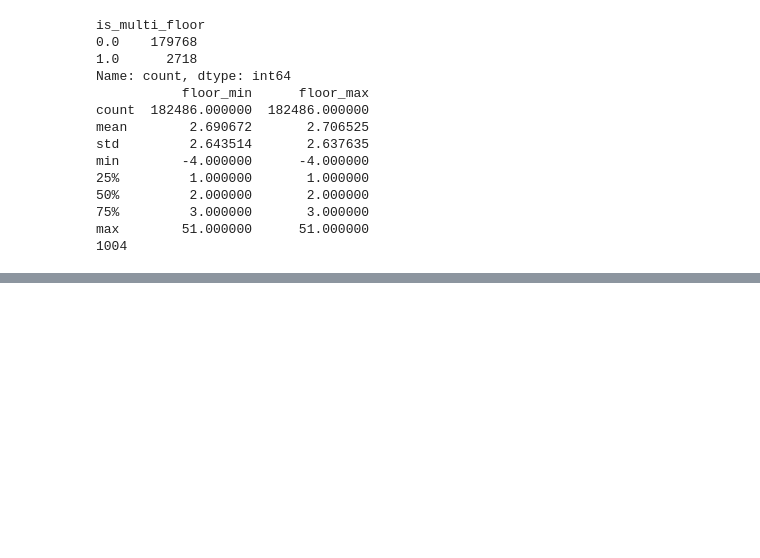
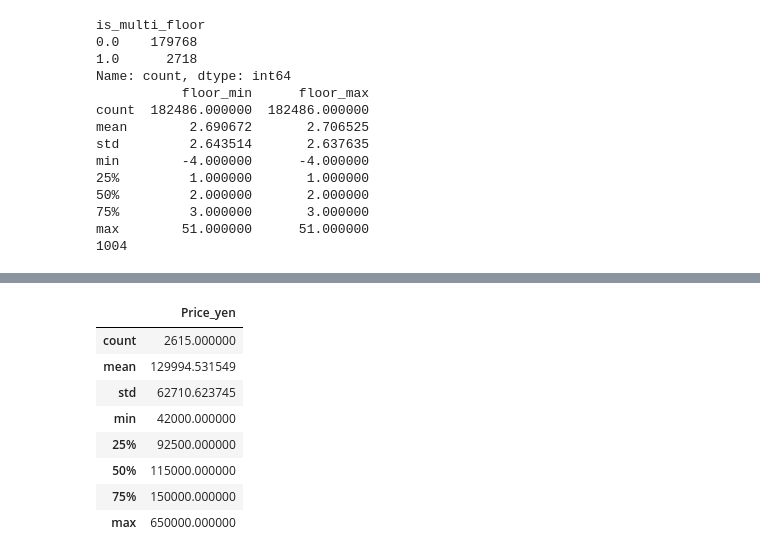
Before and after one commit to PraiZthelord/tokyo-rental-intelligence, a Jupyter notebook: notebooks/03_parsers.ipynb, the cells around one changed output, grey strips where cells are left out. Saved outputs shown, nothing was run; the diff lists cells and outputs as text; code cells hidden in the pictures; blank space fills up the shorter version.

```diff
--- a/notebooks/03_parsers.ipynb
+++ b/notebooks/03_parsers.ipynb
@@ -148,0 +249,13 @@ max        51.000000      51.000000
+# %%
+# Number of buildings with 築1年
+df[df['Building Age'] == "築1年"][["Price_yen", "Square Meters", "Rooms"]].describe()
+# %% [output]
+|  | Price_yen |
+| count | 2615.000000 |
+| mean | 129994.531549 |
+| std | 62710.623745 |
+| min | 42000.000000 |
+| 25% | 92500.000000 |
+| 50% | 115000.000000 |
+| 75% | 150000.000000 |
+| max | 650000.000000 |
```
Also changed, not shown: parts of 11 cells of this notebook, 3 other files.
